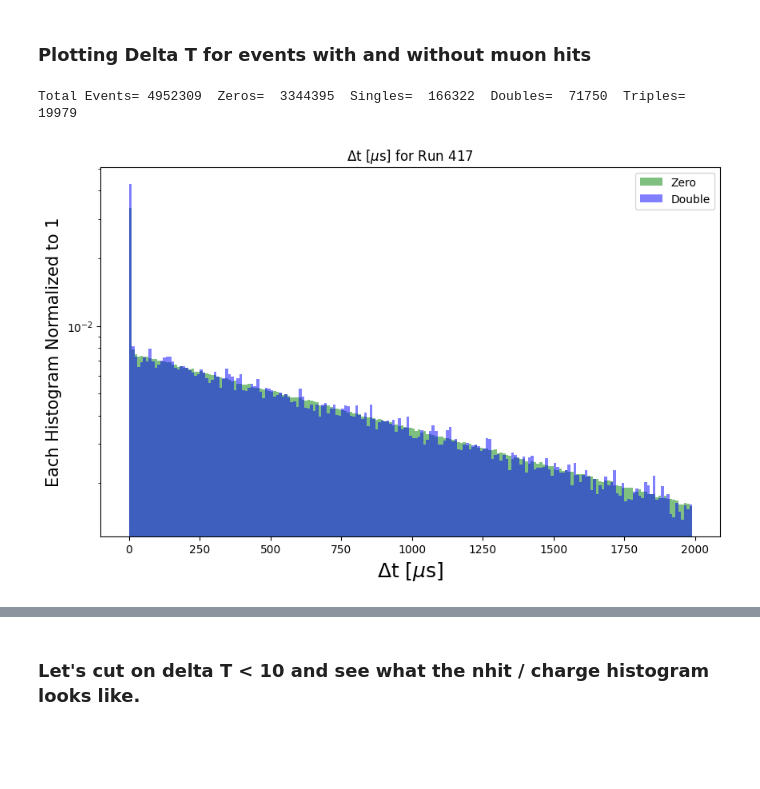
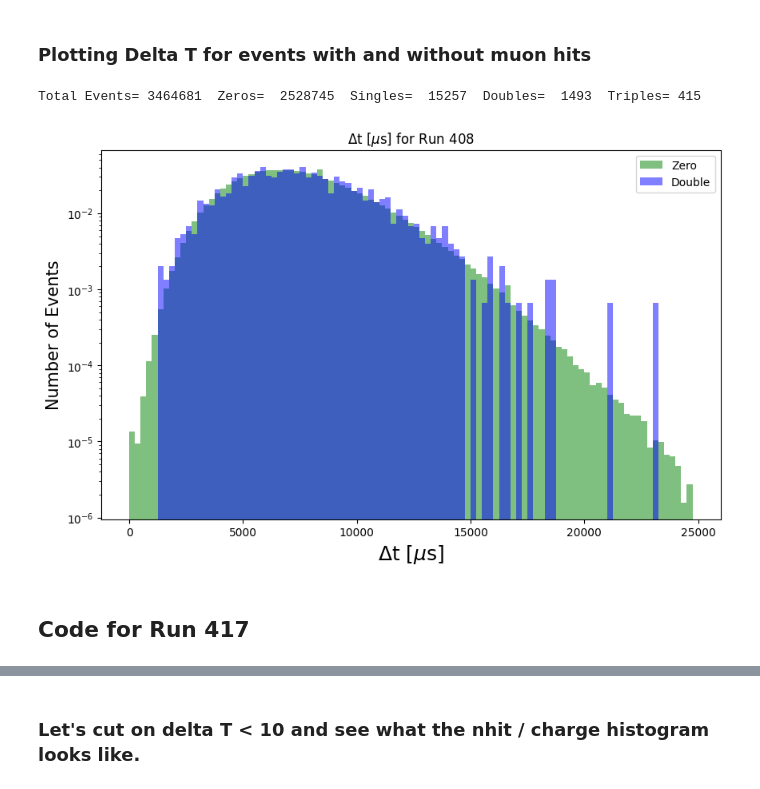
Before and after one commit to wtoslac/EosAnalyses, a Jupyter notebook: Wing/MuonAnalysis.ipynb, the cells around one changed output, grey strips where cells are left out. Saved outputs shown, nothing was run; the diff lists cells and outputs as text; code cells hidden in the pictures; blank space fills up the shorter version.

```diff
--- a/Wing/MuonAnalysis.ipynb
+++ b/Wing/MuonAnalysis.ipynb
@@ -93,8 +69,8 @@ import matplotlib.pyplot as plt
 import matplotlib.colors as colors
 
 #run_number = "357"
-#run_number = "408" #6 hour run with MTCA@120mV prescale of 10
-run_number = "417" #6 hour run with no prescale
+run_number = "408" #6 hour run with MTCA@120mV prescale of 10
+#run_number = "417" #6 hour run with no prescale
 
 rdf = ROOT.RDataFrame("events","/mnt/data/eos/run"+run_number+"/run"+run_number+".root")
 nhit = rdf.AsNumpy(columns=["nhit"])["nhit"]
@@ -161,6 +137,7 @@ plt.hist([nhitZero,nhitSingle,nhitDouble,nhitTriple],weights=[weightsZero,weight
 plt.xlabel("nhits",fontsize=18)
 plt.ylabel("Each Histogram Normalized to 1",fontsize=15)
 plt.legend()
-#plt.yscale('log')
+plt.yscale('log')
+plt.ylim(1e-4,2e-1)
 plt.show()
 # %% [output]
@@ -174,9 +233,9 @@ import numpy as np
 import matplotlib.pyplot as plt
 import matplotlib.colors as colors
 
-#run_number = "312" #
-#run_number = "408" #6 hour run with MTCA@120mV prescale of 10
-run_number = "417" #6 hour run with no prescale
+#run_number = "357" #
+run_number = "408" #6 hour run with MTCA@120mV prescale of 10
+#run_number = "417" #6 hour run with no prescale
 
 rdf = ROOT.RDataFrame("events","/mnt/data/eos/run"+run_number+"/run"+run_number+".root")
 nhit = rdf.AsNumpy(columns=["nhit"])["nhit"]
@@ -219,36 +278,38 @@ for iEvt in range(0,len(event_number)-1):
 
     if(MuonHits[1,0] or MuonHits[1,2]):
         nSingle+=1
         deltatSingle.append(deltat[iEvt+1])
         if(MuonHits[1,1] or MuonHits[0,2]):
             #print("Double!",iEvt)
             nDouble+=1
             deltatDouble.append(deltat[iEvt+1])
             if(MuonHits[0,0] or MuonHits[0,1]):
                 #print("Triple!",iEvt)
                 nTriple+=1
                 deltatTriple.append(deltat[iEvt+1])
 
 print("Total Events=",len(event_number)," Zeros= ",nZero," Singles= ",nSingle," Doubles= ",nDouble, " Triples=",nTriple)
 plt.figure(figsize=(10,6))
 
 weightsZero = np.ones_like(deltatZero) / len(deltatZero)
 weightsSingle = np.ones_like(deltatSingle) / len(deltatSingle)
 weightsDouble = np.ones_like(deltatDouble) / len(deltatDouble)
 weightsTriple = np.ones_like(deltatTriple) / len(deltatTriple)
 
-plt.hist(deltatZero,weights=weightsZero,label="Zero",color="green",bins=range(0,2000,10),alpha=0.5)
-plt.hist(deltatDouble,weights=weightsDouble,label="Double",color="blue",bins=range(0,2000,10),alpha=0.5)
+plt.hist(deltatZero,weights=weightsZero,label="Zero",color="green",bins=range(0,25000,250),alpha=0.5)
+plt.hist(deltatDouble,weights=weightsDouble,label="Double",color="blue",bins=range(0,25000,250),alpha=0.5)
 
 #plt.hist(nhitZero,color="green",alpha=0.7,label="ZeroNOTStacked",bins=range(0,225),density=True)
 
 plt.title("$\Delta$t [$\mu$s] for Run "+run_number)
 plt.xlabel("$\Delta$t [$\mu$s]",fontsize=18)
-plt.ylabel("Each Histogram Normalized to 1",fontsize=15)
+plt.ylabel("Number of Events",fontsize=15)
 plt.legend()
 plt.yscale('log')
 plt.show()
 # %% [output]
-Total Events= 4952309  Zeros=  3344395  Singles=  166322  Doubles=  71750  Triples= 19979
+Total Events= 3464681  Zeros=  2528745  Singles=  15257  Doubles=  1493  Triples= 415
-[figure, old version]
+[figure, new version]
+# %% [markdown]
+## Code for Run 417
 # %%
```
Also changed, not shown: parts of 16 cells of this notebook.
